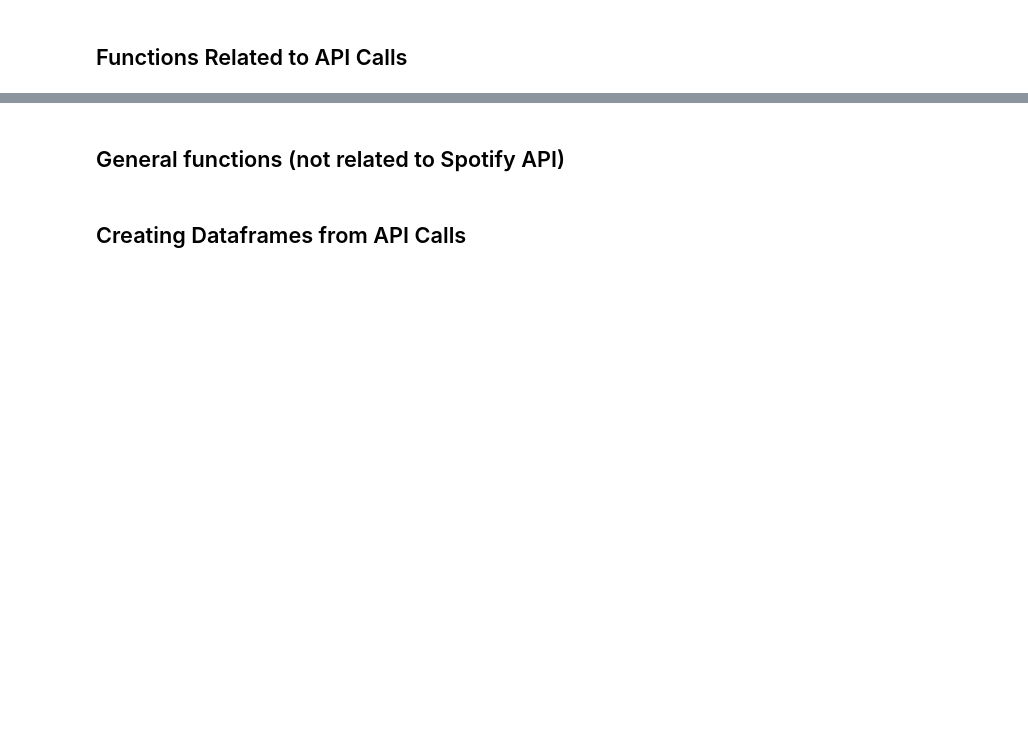
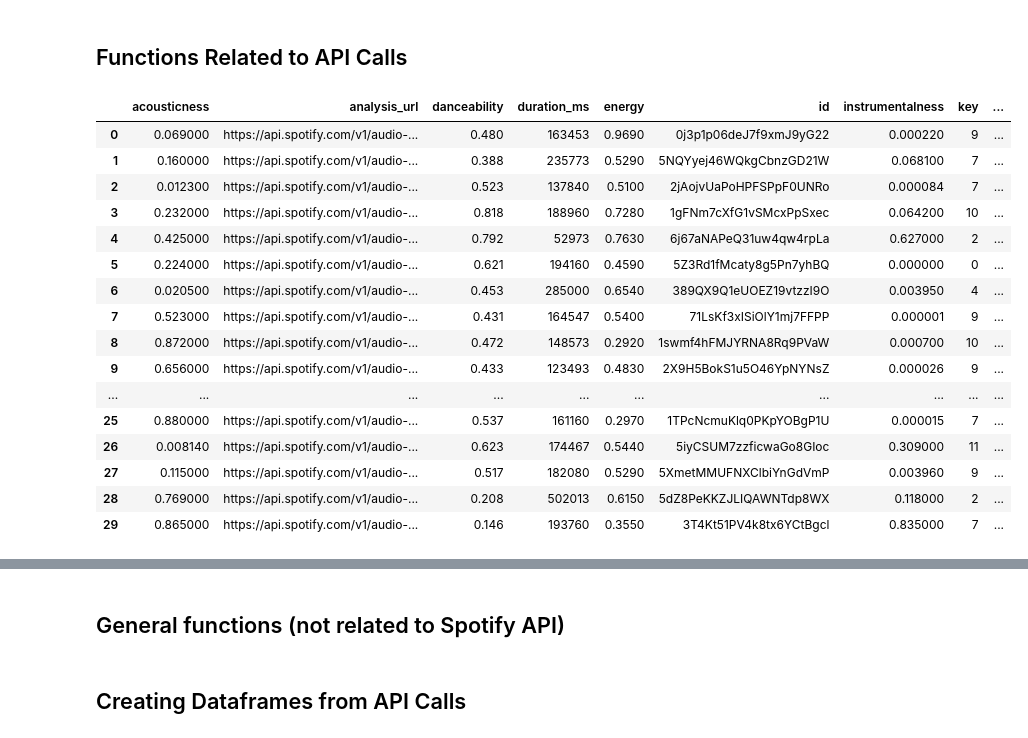
Before and after one commit to jroth006/The-future-of-music, a Jupyter notebook: Production Script.ipynb, the cells around one changed output, grey strips where cells are left out. Drawn from its saved outputs; the diff is of its cells as text; code cells hidden in the pictures; blank space fills up the shorter version.

```diff
--- a/Production Script.ipynb
+++ b/Production Script.ipynb
@@ -88,3 +101,27 @@ def sp_search_track(album, alb_num, rel_date):
         sp_search_track_df['album_name'] = alb_num
         sp_search_track_df['release_date'] = rel_date
         return sp_search_track_df
+# %%
+add_info = sp_search_track('1klALx0u4AavZNEvC4LrTL', '1', 'asjdlkafj')
+# %%
+add_info_list = add_info.id
+# %%
+sp_features_audio(add_info_list)
+# %% [output]
+|  | acousticness | analysis_url | danceability | duration_ms | energy | id | instrumentalness | key | ... |
+| 0 | 0.069000 | https://api.spotify.com/v1/audio-... | 0.480 | 163453 | 0.9690 | 0j3p1p06deJ7f9xmJ9yG22 | 0.000220 | 9 | ... |
+| 1 | 0.160000 | https://api.spotify.com/v1/audio-... | 0.388 | 235773 | 0.5290 | 5NQYyej46WQkgCbnzGD21W | 0.068100 | 7 | ... |
+| 2 | 0.012300 | https://api.spotify.com/v1/audio-... | 0.523 | 137840 | 0.5100 | 2jAojvUaPoHPFSPpF0UNRo | 0.000084 | 7 | ... |
+| 3 | 0.232000 | https://api.spotify.com/v1/audio-... | 0.818 | 188960 | 0.7280 | 1gFNm7cXfG1vSMcxPpSxec | 0.064200 | 10 | ... |
+| 4 | 0.425000 | https://api.spotify.com/v1/audio-... | 0.792 | 52973 | 0.7630 | 6j67aNAPeQ31uw4qw4rpLa | 0.627000 | 2 | ... |
+| 5 | 0.224000 | https://api.spotify.com/v1/audio-... | 0.621 | 194160 | 0.4590 | 5Z3Rd1fMcaty8g5Pn7yhBQ | 0.000000 | 0 | ... |
+| 6 | 0.020500 | https://api.spotify.com/v1/audio-... | 0.453 | 285000 | 0.6540 | 389QX9Q1eUOEZ19vtzzI9O | 0.003950 | 4 | ... |
+| 7 | 0.523000 | https://api.spotify.com/v1/audio-... | 0.431 | 164547 | 0.5400 | 71LsKf3xISiOlY1mj7FFPP | 0.000001 | 9 | ... |
+| 8 | 0.872000 | https://api.spotify.com/v1/audio-... | 0.472 | 148573 | 0.2920 | 1swmf4hFMJYRNA8Rq9PVaW | 0.000700 | 10 | ... |
+| 9 | 0.656000 | https://api.spotify.com/v1/audio-... | 0.433 | 123493 | 0.4830 | 2X9H5BokS1u5O46YpNYNsZ | 0.000026 | 9 | ... |
+| ... | ... | ... | ... | ... | ... | ... | ... | ... | ... |
+| 25 | 0.880000 | https://api.spotify.com/v1/audio-... | 0.537 | 161160 | 0.2970 | 1TPcNcmuKlq0PKpYOBgP1U | 0.000015 | 7 | ... |
+| 26 | 0.008140 | https://api.spotify.com/v1/audio-... | 0.623 | 174467 | 0.5440 | 5iyCSUM7zzficwaGo8GIoc | 0.309000 | 11 | ... |
+| 27 | 0.115000 | https://api.spotify.com/v1/audio-... | 0.517 | 182080 | 0.5290 | 5XmetMMUFNXClbiYnGdVmP | 0.003960 | 9 | ... |
+| 28 | 0.769000 | https://api.spotify.com/v1/audio-... | 0.208 | 502013 | 0.6150 | 5dZ8PeKKZJLIQAWNTdp8WX | 0.118000 | 2 | ... |
+| 29 | 0.865000 | https://api.spotify.com/v1/audio-... | 0.146 | 193760 | 0.3550 | 3T4Kt51PV4k8tx6YCtBgcl | 0.835000 | 7 | ... |
```
Also changed, not shown: parts of 28 cells of this notebook, 24 other files.
